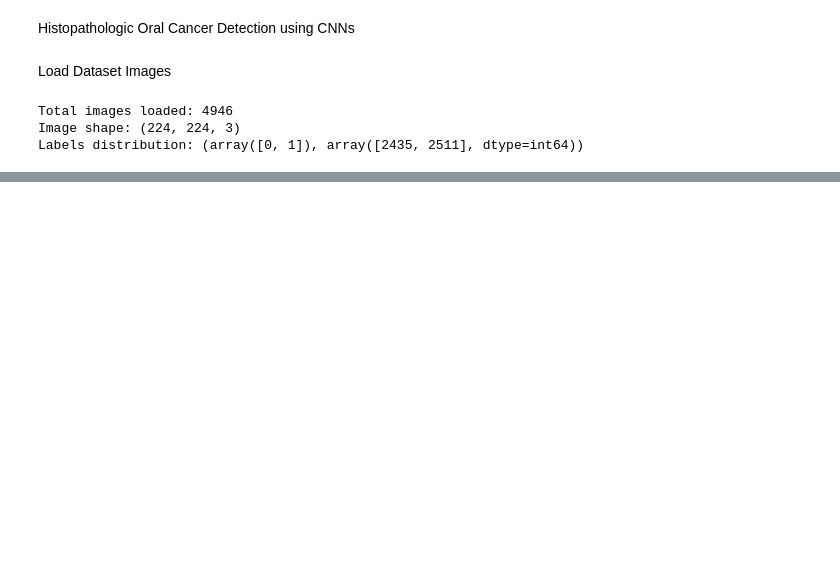
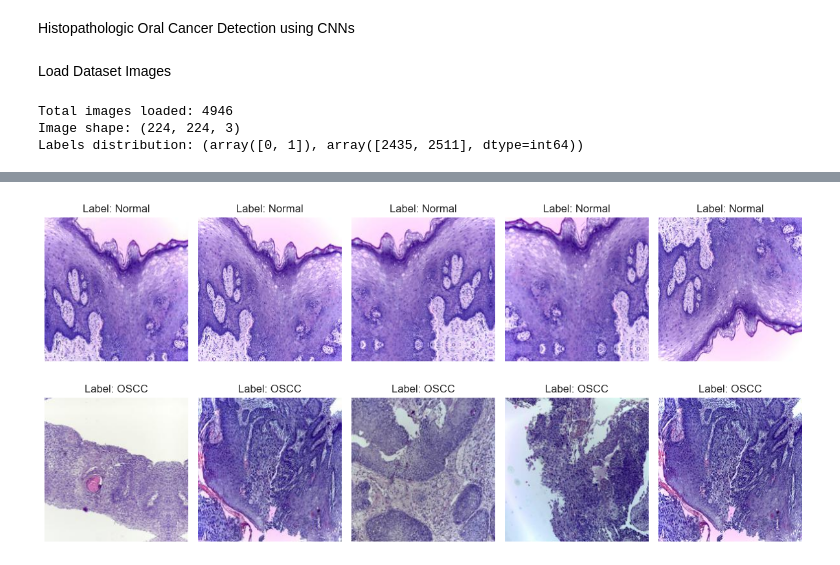
Before and after one commit to yashkk07/Oral-Cancer-Detection, a Jupyter notebook: oralcancer.ipynb, the cells around one changed output, grey strips where cells are left out. Cells and saved outputs as stored; diff of their text form; code cells hidden in the pictures; blank space fills up the shorter version.

```diff
--- a/oralcancer.ipynb
+++ b/oralcancer.ipynb
@@ -72,0 +88,25 @@ Labels distribution: (array([0, 1]), array([2435, 2511], dtype=int64))
+# %%
+plt.figure(figsize=(12, 6))
+
+# Indices for both classes
+normal_indices = np.where(labels == 0)[0]
+oscc_indices = np.where(labels == 1)[0]
+
+# Display 5 images from each class
+for i in range(5):
+    # Plot Normal images
+    plt.subplot(2, 5, i + 1)
+    plt.imshow(images[normal_indices[i]])
+    plt.title(f"Label: Normal")
+    plt.axis("off")
+
+    # Plot OSCC images
+    plt.subplot(2, 5, i + 6)
+    plt.imshow(images[oscc_indices[i]])
+    plt.title(f"Label: OSCC")
+    plt.axis("off")
+
+plt.tight_layout()
+plt.show()
+# %% [output]
+[figure, added]
```
Also changed, not shown: parts of 2 cells of this notebook.
